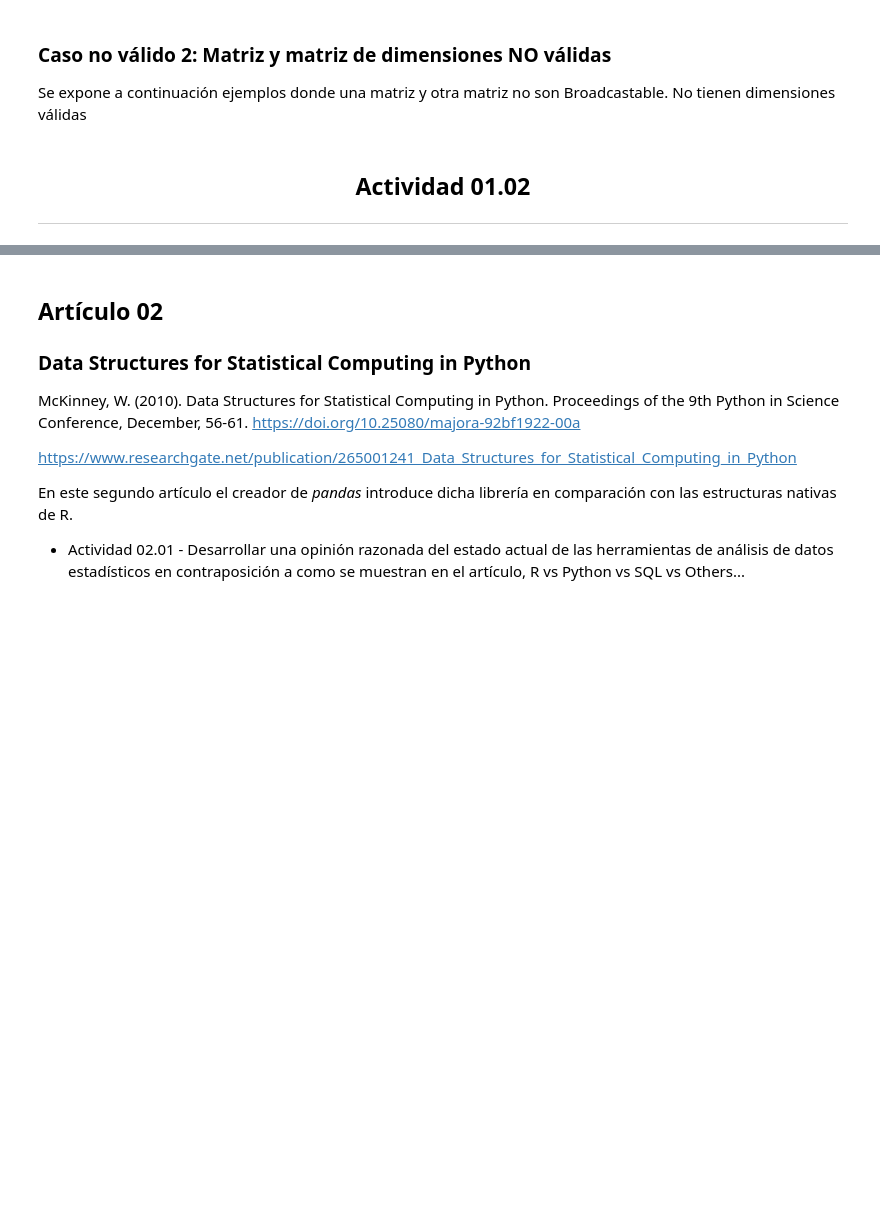
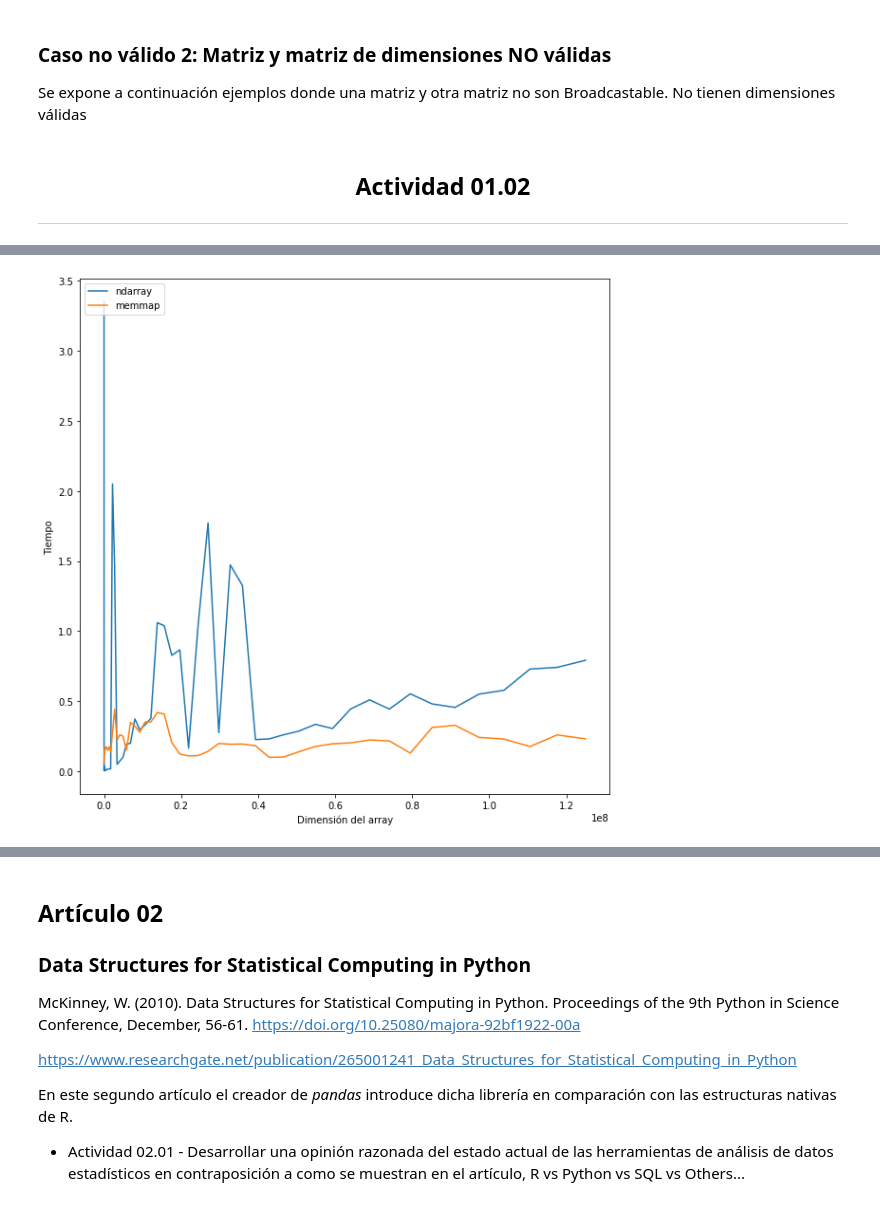
Before and after one commit to GZabalaG/AIMaster, a Jupyter notebook: Python for AI/WhitePapers.ipynb, the cells around one changed output, grey strips where cells are left out. Drawn from its saved outputs; the diff is of its cells as text; code cells hidden in the pictures; blank space fills up the shorter version.

```diff
--- a/Python for AI/WhitePapers.ipynb
+++ b/Python for AI/WhitePapers.ipynb
@@ -347,19 +173,0 @@ Time (ms): 5.010986
-# %%
-import numpy as np
-from time import time
-import os
-import pathlib
-
-
-file_path = os.path.join(pathlib.Path().absolute(),  'test1.dat')
-FILE = open(file_path, "wb")
-
-array = np.arange(1000000000).reshape(1000, 1000, 1000)
-
-FILE.write(array)
-
-t = time()
-for i in range(5):
-    view = np.array(array[::16, ::16])
-t = ((time() - t) / 5) * 1000
-print ('Time (ms): %i' % t)
@@ -372,0 +261,76 @@ h5py.run_tests()
+# %%
+import numpy as np
+from time import time
+import matplotlib.pyplot as plt
+import pandas as pd
+from IPython.display import display, HTML
+
+# Se usan varias dimensiones de arrays cuyas raices cubicas sean enteros para poder formar ndarrays de 3 dimensiones que hacen más complejo su acceso
+array_dim = np.power(np.arange(10, 501, 10), 3)
+
+dataset_size = len(array_dim)
+
+# Arrays que almacenan los tiempos de acceso según cada método (ndarray vs memmap)
+tiempos_ndarray = np.zeros(dataset_size)
+tiempos_memmap = np.zeros(dataset_size)
+
+# Se itera sobre un ndarray
+for iter in range(dataset_size):
+    size = array_dim[iter]
+    size_per_axis = int(size**(1/3)) + 1
+    a1 = np.arange(size).reshape(size_per_axis, size_per_axis, size_per_axis)
+
+    # Calculamos el tiempo  medio de 5 accesos al array
+    t1 = time()
+    for i in range(5):
+        view = np.array(a1[0, ::, ::]) # Acceso con axis bloqueado a 0
+    t1 = ((time() - t1) / 5) * 1000
+    tiempos_ndarray[iter] = t1
+
+# Tabla no memmap
+print('TABLA TIEMPOS SIN MEMMAP\n')
+df_ndarray = pd.DataFrame({"Array dimension": array_dim, "Time (ms)": tiempos_ndarray, "Time (ms) SUM": np.cumsum(tiempos_ndarray)})
+display(df_ndarray)
+
+
+# Se itera sobre un ndarray con memmap
+for iter in range(dataset_size):
+    size = array_dim[iter]
+    size_per_axis = int(size**(1/3)) + 1
+    a2 = np.memmap('/tmp/myarray2.memmap', mode='write', shape=(size_per_axis, size_per_axis, size_per_axis))
+
+    # Calculamos el tiempo  medio de 5 accesos al array
+    t2 = time()
+    for i in range(5):
+        view = np.array(a2[0, ::, ::]) # Acceso con axis bloqueado a 0
+    t2 = ((time() - t2) / 5) * 1000
+    tiempos_memmap[iter] = t2
+
+# Tabla memmap
+print('\n\nTABLA TIEMPOS CON MEMMAP\n')
+df_memmap = pd.DataFrame({"Array dimension": array_dim, "Time (ms)": tiempos_memmap, "Time (ms) SUM": np.cumsum(tiempos_memmap)})
+display(df_memmap)
+
+
+#Plot
+plt.plot(array_dim, tiempos_ndarray, label="ndarray")
+plt.plot(array_dim, tiempos_memmap, label="memmap")
+
+#Estilo
+plt.rcParams['figure.figsize'] = (10,10)
+
+#Leyenda
+plt.ylabel('Tiempo')
+plt.xlabel('Dimensión del array')
+plt.legend(loc="upper left")
+
+ndarraymean = np.mean(tiempos_ndarray)
+memmapmean = np.mean(tiempos_memmap)
+improve = ndarraymean/memmapmean*100
+
+print('\nTiempo medio de acceso sin memmap: ', ndarraymean, 'ms')
+print('\nTiempo medio de acceso con memmap: ', memmapmean, 'ms')
+print("\nEl uso de memmap ha supuesto un {:.2f}%, del acceso sin memmap".format(improve))
+
+plt.show()
+# %% [output]
@@ -372,0 +378 @@ h5py.run_tests()
+[figure, added]
```
Also changed, not shown: parts of 14 cells of this notebook.
